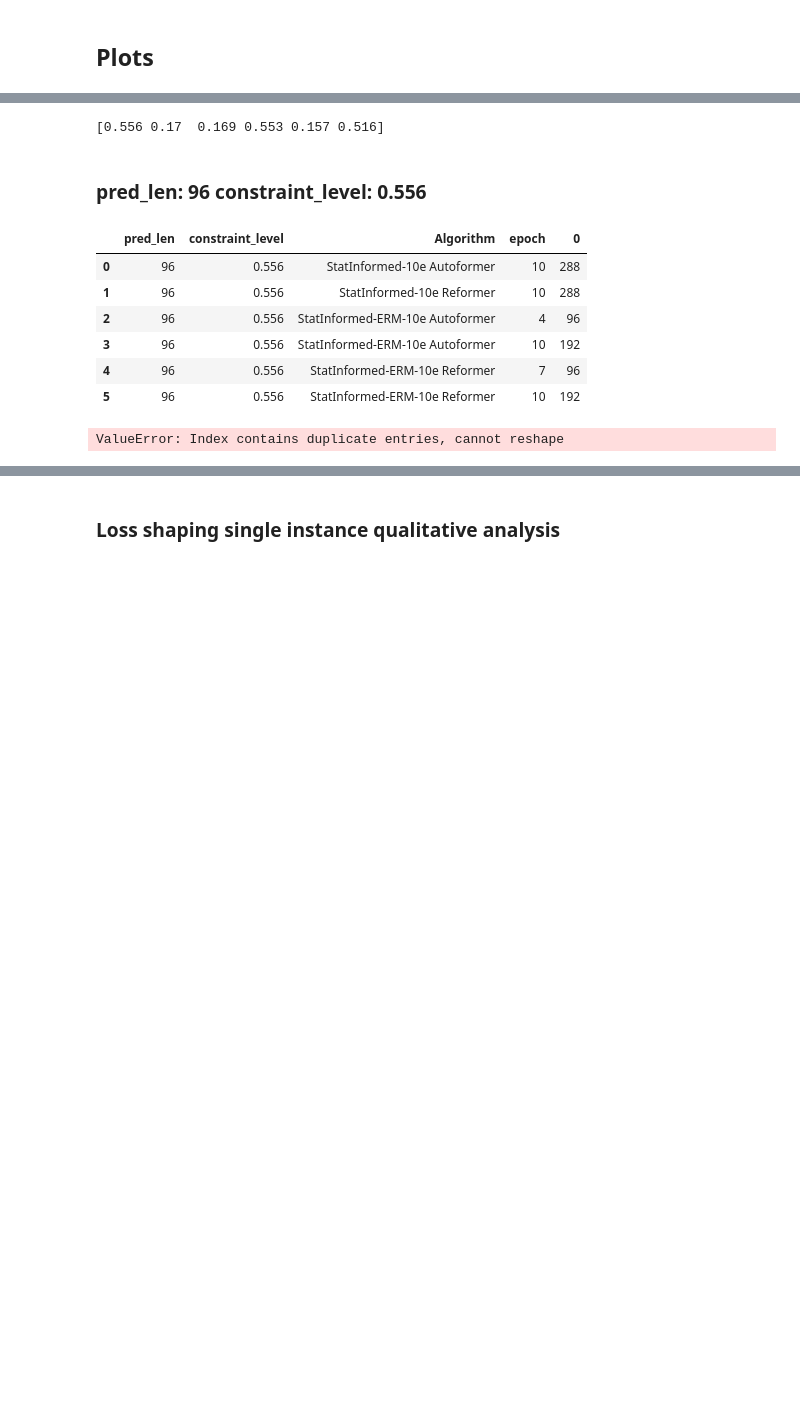
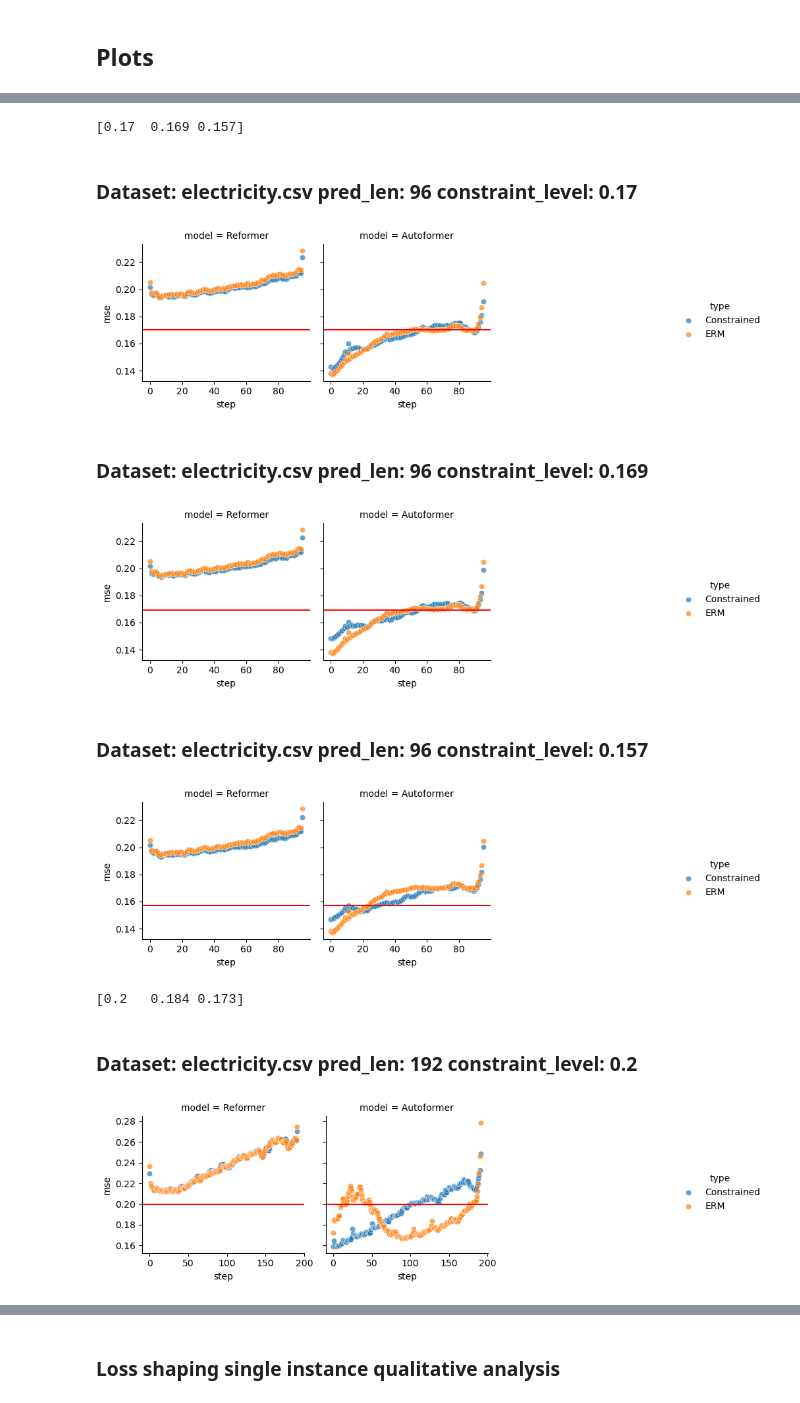
Before and after one commit to thuml/Autoformer, a Jupyter notebook: 2023-09-06 12 - Tables and plots for paper.ipynb, the cells around one changed output, grey strips where cells are left out. Cells and saved outputs as stored; diff of their text form; code cells hidden in the pictures; blank space fills up the shorter version.

```diff
--- a/2023-09-06 12 - Tables and plots for paper.ipynb
+++ b/2023-09-06 12 - Tables and plots for paper.ipynb
@@ -201,44 +337,49 @@ TO DO: Reproduce the ERM vs constrained per model for each window size. Try to u
 # %%
-#TODO Aqui quede, adapting this plot to the new datasets (probably the summary metrics one.)
-
-to_plot = df_to_plot[df_to_plot.split=='test']# just see test to unclutter
+# Just filter on experiment tags
+# filter on the chosen run ids.
+to_plot = df_to_plot[(df_to_plot.split=='test') & (
+    (df_to_plot.experiment_tag=='e1_weather_10e_statinformed') |
+    (df_to_plot.experiment_tag=='e2_electricity_10e_statinformed')
+)].copy()
 #to_plot=df
-for (pred_len), series in to_plot.groupby(["pred_len"]):
+for (data_path,pred_len), series in to_plot.groupby(['data_path',"pred_len"]):
     constraints = series.constraint_level.unique()
     print(constraints)
     constraints = constraints[constraints!=-1] # to iterate over all constraints explored.
     for constraint_level in constraints:
-        display(Markdown(f"### pred_len: {pred_len} constraint_level: {constraint_level}"))
-        plot_series = series[series["constraint_level"].isin([constraint_level,-1])] # The -1 adds the ERM baseline.
+        display(Markdown(f"### Dataset: {data_path} pred_len: {pred_len} constraint_level: {constraint_level}"))
+        plot_series = series[series["constraint_level"]==constraint_level]
 
-        display(plot_series.groupby(['pred_len','constraint_level','Algorithm','epoch']).size().reset_index())
-        means_per_experiment = plot_series.groupby(['pred_len','constraint_level','Algorithm','model','epoch','type'])['mse'].mean().reset_index()
+        #means_per_experiment = plot_series.groupby(['pred_len','constraint_level','Algorithm','model','epoch','type'])['mse'].mean().reset_index()
         #display(means_per_experiment)
         # do a pivot where model are the rows, and the columns constrained and unconstrained
-        display(means_per_experiment.pivot(index=['model'], columns='type', values='mse').reset_index())
+        #display(means_per_experiment.pivot(index=['model'], columns='type', values='mse').reset_index())
 
         # sns.scatterplot(x="step", y="mse", hue="Algorithm",style="split", data=plot_series)
 
         # plt.axhline(y=constraint_level, color='r', linestyle='-')
         # plt.title(f"Pred Length: {pred_len}, Constraint_level: {constraint_level}")
         # plt.show()
 
         # This same scatterplot but in a grid by algorithm.
         g = sns.FacetGrid(plot_series, col="model", hue="type",col_wrap=3)
         g.map(sns.scatterplot, "step", "mse", alpha=.7)
         g.add_legend()
         # add the hline
         for ax in g.axes:
             ax.axhline(y=constraint_level, color='r', linestyle='-')
         plt.show()
+        # export this plot to latex. Remove the dot in constraint_level decimal
+        g.savefig(f"figures/constrained_vs_erm_{data_path}_{pred_len}_{str(constraint_level).replace('.','')}.png")
+        # Fix [Errno 2] No such file or directory: 'figures/electricity.csv_96_0.17_individual.png'
 # %% [output]
-[0.556 0.17  0.169 0.553 0.157 0.516]
+[0.17  0.169 0.157]
-### pred_len: 96 constraint_level: 0.556
+### Dataset: electricity.csv pred_len: 96 constraint_level: 0.17
-|  | pred_len | constraint_level | Algorithm | epoch | 0 |
-| 0 | 96 | 0.556 | StatInformed-10e Autoformer | 10 | 288 |
-| 1 | 96 | 0.556 | StatInformed-10e Reformer | 10 | 288 |
-| 2 | 96 | 0.556 | StatInformed-ERM-10e Autoformer | 4 | 96 |
-| 3 | 96 | 0.556 | StatInformed-ERM-10e Autoformer | 10 | 192 |
-| 4 | 96 | 0.556 | StatInformed-ERM-10e Reformer | 7 | 96 |
-| 5 | 96 | 0.556 | StatInformed-ERM-10e Reformer | 10 | 192 |
+[figure, added]
+### Dataset: electricity.csv pred_len: 96 constraint_level: 0.169
+[figure, added]
+### Dataset: electricity.csv pred_len: 96 constraint_level: 0.157
+[figure, added]
-ValueError: Index contains duplicate entries, cannot reshape
+[0.2   0.184 0.173]
+### Dataset: electricity.csv pred_len: 192 constraint_level: 0.2
+[figure, added]
```
Also changed, not shown: parts of 27 cells of this notebook.
